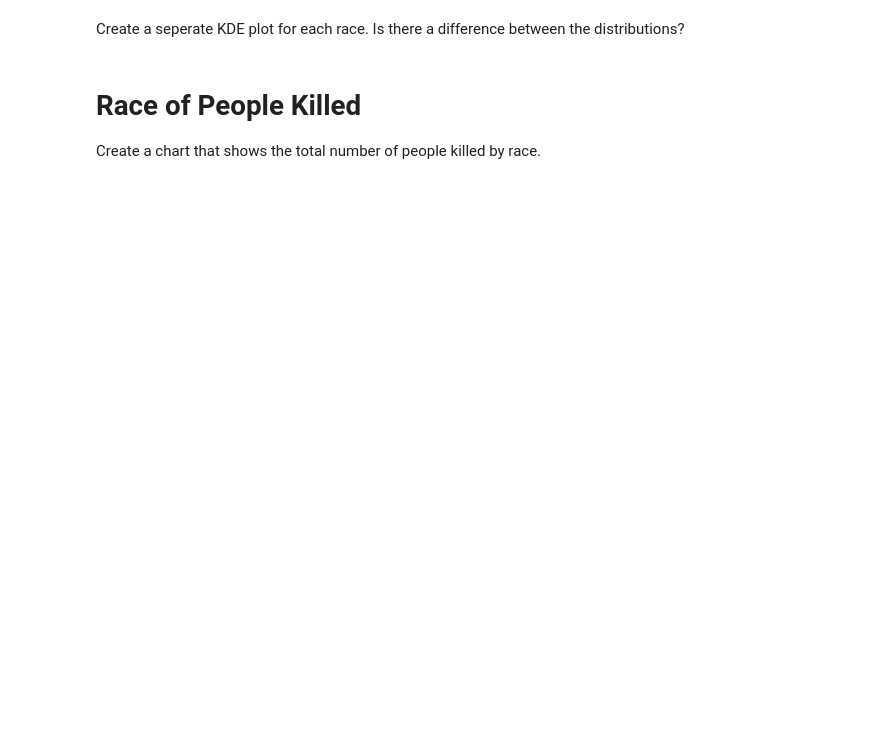
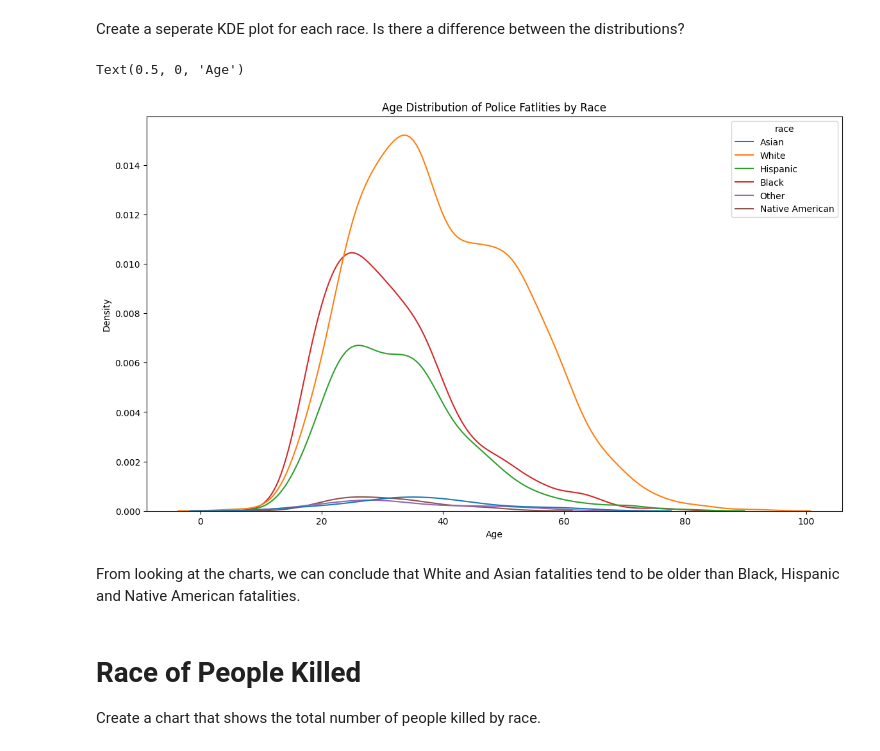
Before and after one commit to petarilievCS/police-fatalities-analysis, a Jupyter notebook: Fatal_Force_(start).ipynb, the cells around one changed output. Saved outputs shown, nothing was run; the diff lists cells and outputs as text; code cells hidden in the pictures; blank space fills up the shorter version.

```diff
--- a/Fatal_Force_(start).ipynb
+++ b/Fatal_Force_(start).ipynb
@@ -418,5 +454,18 @@ Create a histogram and KDE plot that shows the distribution of ages of the peopl
 # %% [markdown]
 Create a seperate KDE plot for each race. Is there a difference between the distributions?
+# %%
+df_fatalities.race.replace({"W": "White", "B": "Black", "A": "Asian", "H": "Hispanic", "N": "Native American", "O": "Other"}, inplace=True)
+
+plt.figure(figsize=(14, 8))
+plt.title("Age Distribution of Police Fatlities by Race")
+
+sns.kdeplot(data=df_fatalities, x="age", hue="race")
+plt.xlabel("Age")
+# %% [output]
+Text(0.5, 0, 'Age')
+[figure, added]
+# %% [markdown]
+From looking at the charts, we can conclude that White and Asian fatalities tend to be older than Black, Hispanic and Native American fatalities.
 # %% [markdown]
 # Race of People Killed
 
```
Also changed, not shown: parts of 11 cells of this notebook.
